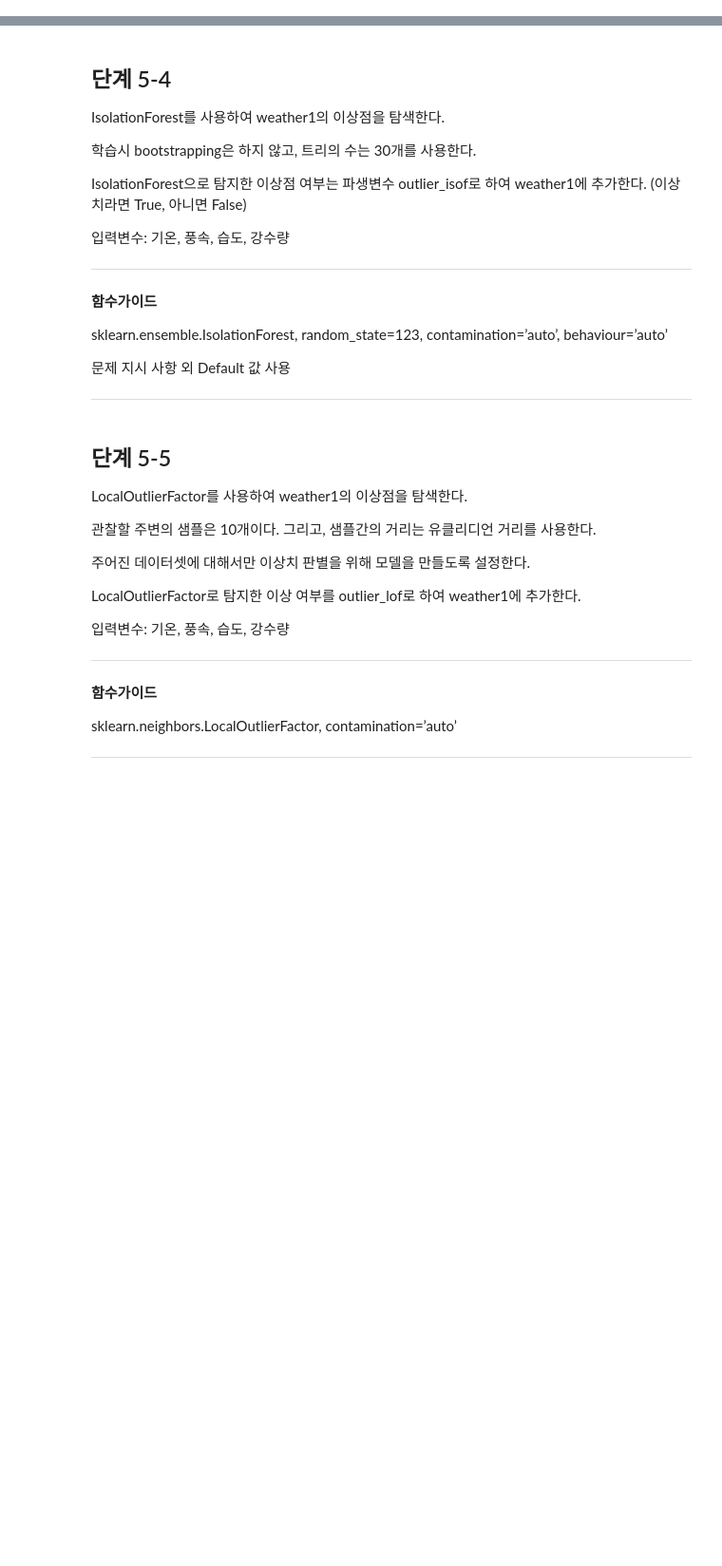
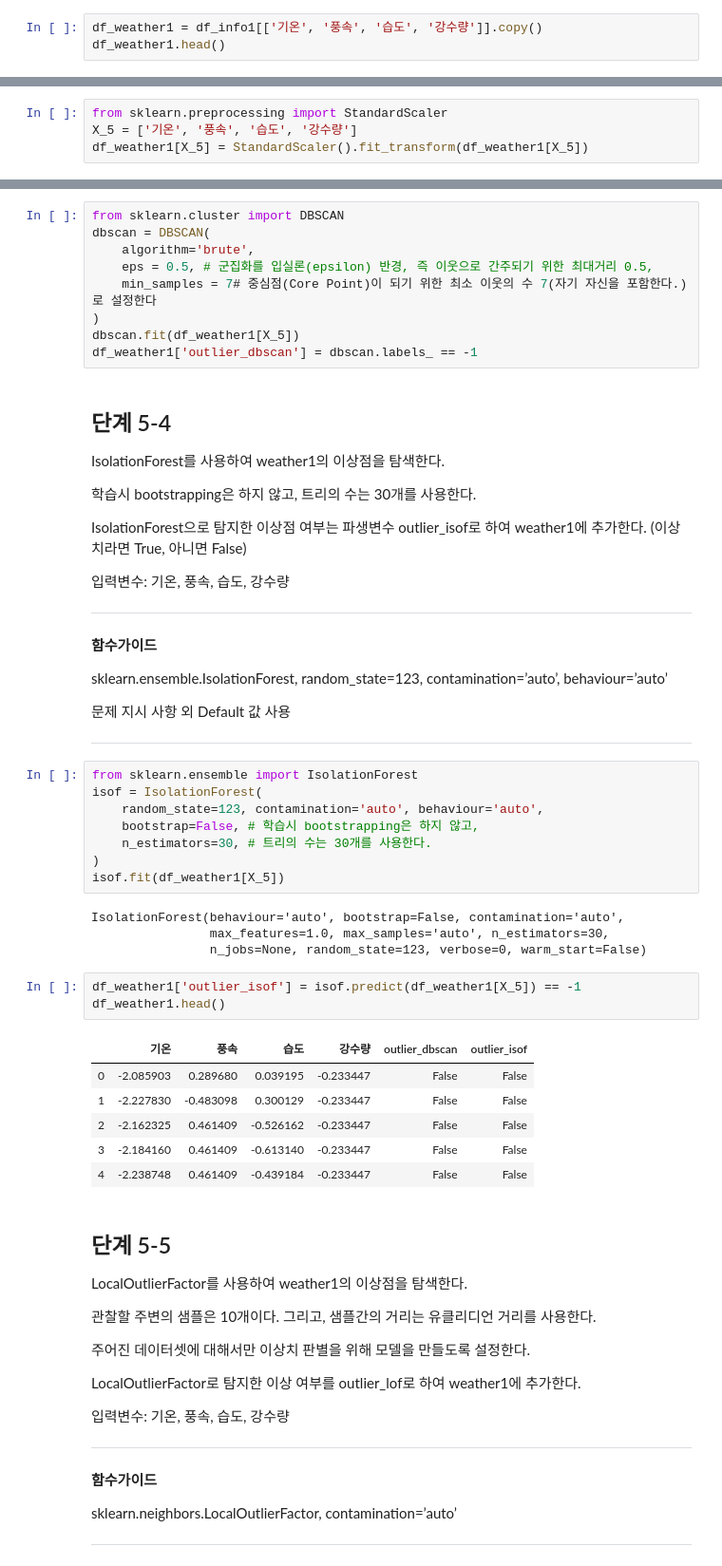
Before and after one commit to sunkusun9/DS_lv3_2403_2, a Jupyter notebook: sec_ds_lv3_prob3_prob.ipynb, the cells around one changed output, grey strips where cells are left out. Shown at 95% size. Saved outputs shown, nothing was run; the diff lists cells and outputs as text; blank space fills up the shorter version.

```diff
--- a/sec_ds_lv3_prob3_prob.ipynb
+++ b/sec_ds_lv3_prob3_prob.ipynb
@@ -1149,3 +1149,6 @@ info에서 기온, 풍속, 습도 강수량 데이터에서 이상치를 탐색
 ## 단계 5-1
 
 info1에서 기온, 풍속, 습도, 강수량 만을 떼어 weather1 데이터프레임을 만든다.
+# %%
+df_weather1 = df_info1[['기온', '풍속', '습도', '강수량']].copy()
+df_weather1.head()
@@ -1162,6 +1172,10 @@ sklearn.preprocessing  제공 기능 활용
 문제 지시 사항 외 Default 값 사용
 
 ---
+# %%
+from sklearn.preprocessing import StandardScaler
+X_5 = ['기온', '풍속', '습도', '강수량']
+df_weather1[X_5] = StandardScaler().fit_transform(df_weather1[X_5])
 # %% [markdown]
 ## 단계 5-3
 
@@ -1183,6 +1197,15 @@ sklearn.cluster.DBSCAN, algorithm=’brute’
 문제 지시 사항 외 Default 값 사용
 
 ---
+# %%
+from sklearn.cluster import DBSCAN
+dbscan = DBSCAN(
+    algorithm='brute',
+    eps = 0.5, # 군집화를 입실론(epsilon) 반경, 즉 이웃으로 간주되기 위한 최대거리 0.5,
+    min_samples = 7# 중심점(Core Point)이 되기 위한 최소 이웃의 수 7(자기 자신을 포함한다.) 로 설정한다
+)
+dbscan.fit(df_weather1[X_5])
+df_weather1['outlier_dbscan'] = dbscan.labels_ == -1
 # %% [markdown]
 ## 단계 5-4
 
@@ -1202,6 +1225,28 @@ sklearn.ensemble.IsolationForest, random_state=123, contamination=’auto’, be
 문제 지시 사항 외 Default 값 사용
 
 ---
+# %%
+from sklearn.ensemble import IsolationForest
+isof = IsolationForest(
+    random_state=123, contamination='auto', behaviour='auto',
+    bootstrap=False, # 학습시 bootstrapping은 하지 않고,
+    n_estimators=30, # 트리의 수는 30개를 사용한다.
+)
+isof.fit(df_weather1[X_5])
+# %% [output]
+IsolationForest(behaviour='auto', bootstrap=False, contamination='auto',
+                max_features=1.0, max_samples='auto', n_estimators=30,
+                n_jobs=None, random_state=123, verbose=0, warm_start=False)
+# %%
+df_weather1['outlier_isof'] = isof.predict(df_weather1[X_5]) == -1
+df_weather1.head()
+# %% [output]
+|  | 기온 | 풍속 | 습도 | 강수량 | outlier_dbscan | outlier_isof |
+| 0 | -2.085903 | 0.289680 | 0.039195 | -0.233447 | False | False |
+| 1 | -2.227830 | -0.483098 | 0.300129 | -0.233447 | False | False |
+| 2 | -2.162325 | 0.461409 | -0.526162 | -0.233447 | False | False |
+| 3 | -2.184160 | 0.461409 | -0.613140 | -0.233447 | False | False |
+| 4 | -2.238748 | 0.461409 | -0.439184 | -0.233447 | False | False |
 # %% [markdown]
 ## 단계 5-5
 
```
Also changed, not shown: parts of 66 cells of this notebook.
